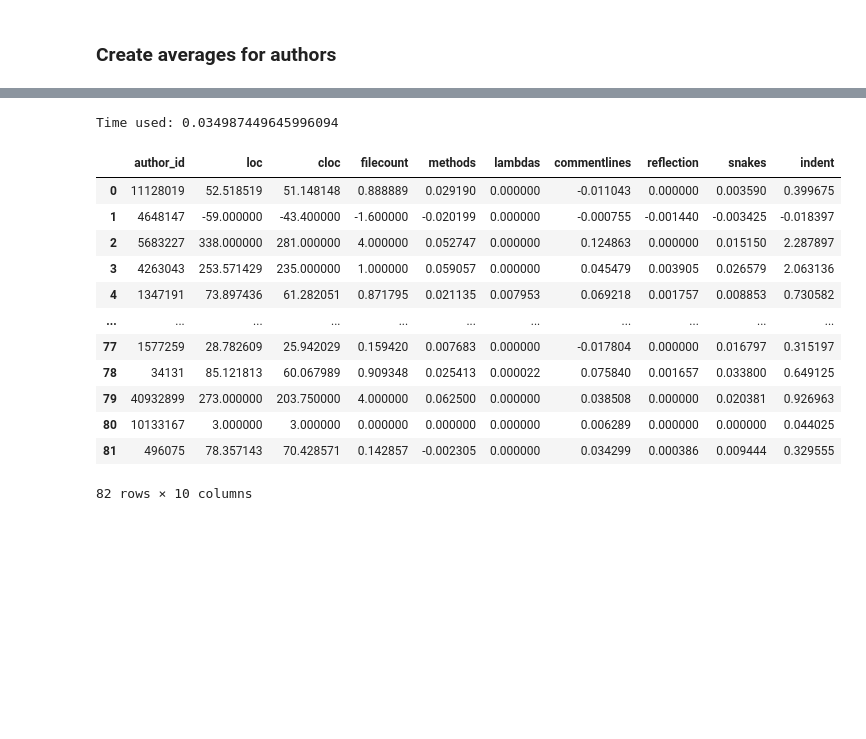
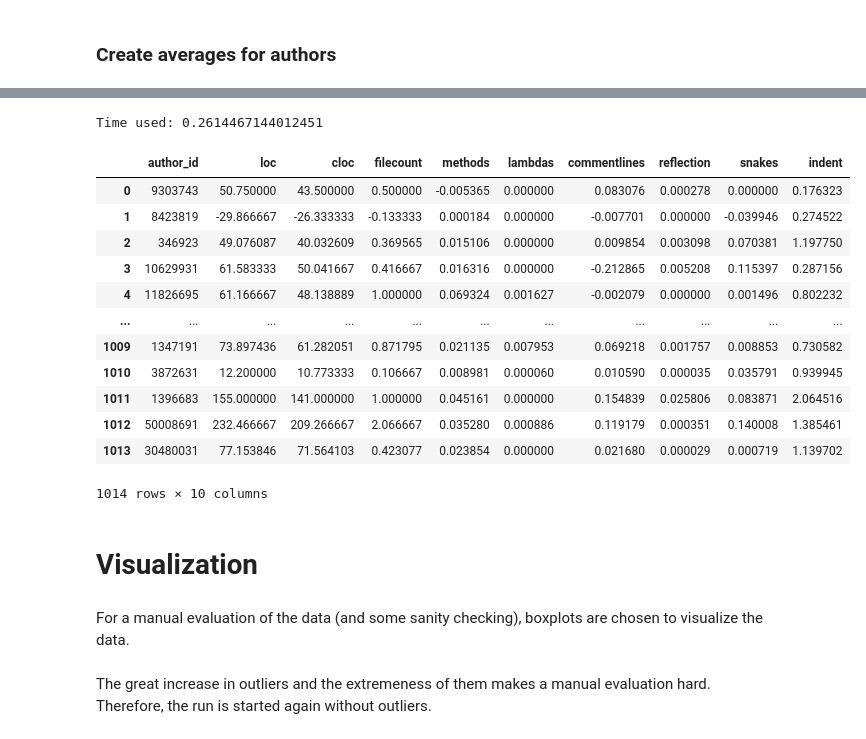
Before and after one commit to LeonBein/CRM20, a Jupyter notebook: Results_Iteration#3.ipynb, the cells around one changed output, grey strips where cells are left out. Drawn from its saved outputs; the diff is of its cells as text; code cells hidden in the pictures; blank space fills up the shorter version.

```diff
--- a/Results_Iteration#3.ipynb
+++ b/Results_Iteration#3.ipynb
@@ -133,23 +200,29 @@ Time used: 0.03542947769165039
 # %%
-boxDataControlGroup = dbUtils.runQuery('''
+aggregatedDataControlGroup = dbUtils.runQuery('''
     SELECT *
     FROM crm20.lb_authoravgs3
     WHERE author_id IN (SELECT author_id FROM crm20.lb_controlgroup)
 ''', mute=True)
-display(boxDataControlGroup)
+display(aggregatedDataControlGroup)
 # %% [output]
-Time used: 0.034987449645996094
+Time used: 0.2614467144012451
 |  | author_id | loc | cloc | filecount | methods | lambdas | commentlines | reflection | snakes | indent |
-| 0 | 11128019 | 52.518519 | 51.148148 | 0.888889 | 0.029190 | 0.000000 | -0.011043 | 0.000000 | 0.003590 | 0.399675 |
-| 1 | 4648147 | -59.000000 | -43.400000 | -1.600000 | -0.020199 | 0.000000 | -0.000755 | -0.001440 | -0.003425 | -0.018397 |
-| 2 | 5683227 | 338.000000 | 281.000000 | 4.000000 | 0.052747 | 0.000000 | 0.124863 | 0.000000 | 0.015150 | 2.287897 |
-| 3 | 4263043 | 253.571429 | 235.000000 | 1.000000 | 0.059057 | 0.000000 | 0.045479 | 0.003905 | 0.026579 | 2.063136 |
-| 4 | 1347191 | 73.897436 | 61.282051 | 0.871795 | 0.021135 | 0.007953 | 0.069218 | 0.001757 | 0.008853 | 0.730582 |
+| 0 | 9303743 | 50.750000 | 43.500000 | 0.500000 | -0.005365 | 0.000000 | 0.083076 | 0.000278 | 0.000000 | 0.176323 |
+| 1 | 8423819 | -29.866667 | -26.333333 | -0.133333 | 0.000184 | 0.000000 | -0.007701 | 0.000000 | -0.039946 | 0.274522 |
+| 2 | 346923 | 49.076087 | 40.032609 | 0.369565 | 0.015106 | 0.000000 | 0.009854 | 0.003098 | 0.070381 | 1.197750 |
+| 3 | 10629931 | 61.583333 | 50.041667 | 0.416667 | 0.016316 | 0.000000 | -0.212865 | 0.005208 | 0.115397 | 0.287156 |
+| 4 | 11826695 | 61.166667 | 48.138889 | 1.000000 | 0.069324 | 0.001627 | -0.002079 | 0.000000 | 0.001496 | 0.802232 |
 | ... | ... | ... | ... | ... | ... | ... | ... | ... | ... | ... |
-| 77 | 1577259 | 28.782609 | 25.942029 | 0.159420 | 0.007683 | 0.000000 | -0.017804 | 0.000000 | 0.016797 | 0.315197 |
-| 78 | 34131 | 85.121813 | 60.067989 | 0.909348 | 0.025413 | 0.000022 | 0.075840 | 0.001657 | 0.033800 | 0.649125 |
-| 79 | 40932899 | 273.000000 | 203.750000 | 4.000000 | 0.062500 | 0.000000 | 0.038508 | 0.000000 | 0.020381 | 0.926963 |
-| 80 | 10133167 | 3.000000 | 3.000000 | 0.000000 | 0.000000 | 0.000000 | 0.006289 | 0.000000 | 0.000000 | 0.044025 |
-| 81 | 496075 | 78.357143 | 70.428571 | 0.142857 | -0.002305 | 0.000000 | 0.034299 | 0.000386 | 0.009444 | 0.329555 |
+| 1009 | 1347191 | 73.897436 | 61.282051 | 0.871795 | 0.021135 | 0.007953 | 0.069218 | 0.001757 | 0.008853 | 0.730582 |
+| 1010 | 3872631 | 12.200000 | 10.773333 | 0.106667 | 0.008981 | 0.000060 | 0.010590 | 0.000035 | 0.035791 | 0.939945 |
+| 1011 | 1396683 | 155.000000 | 141.000000 | 1.000000 | 0.045161 | 0.000000 | 0.154839 | 0.025806 | 0.083871 | 2.064516 |
+| 1012 | 50008691 | 232.466667 | 209.266667 | 2.066667 | 0.035280 | 0.000886 | 0.119179 | 0.000351 | 0.140008 | 1.385461 |
+| 1013 | 30480031 | 77.153846 | 71.564103 | 0.423077 | 0.023854 | 0.000000 | 0.021680 | 0.000029 | 0.000719 | 1.139702 |
-82 rows × 10 columns
+1014 rows × 10 columns
+# %% [markdown]
+# Visualization
+# %% [markdown]
+For a manual evaluation of the data (and some sanity checking), boxplots are chosen to visualize the data.
+# %% [markdown]
+The great increase in outliers and the extremeness of them makes a manual evaluation hard. Therefore, the run is started again without outliers.
 # %%
```
Also changed, not shown: parts of 25 cells of this notebook, 19 other files.
